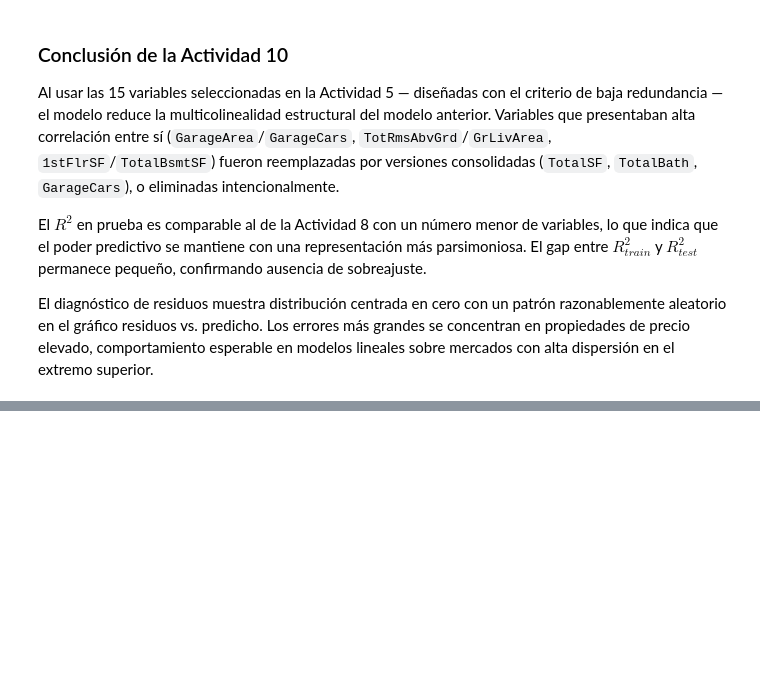
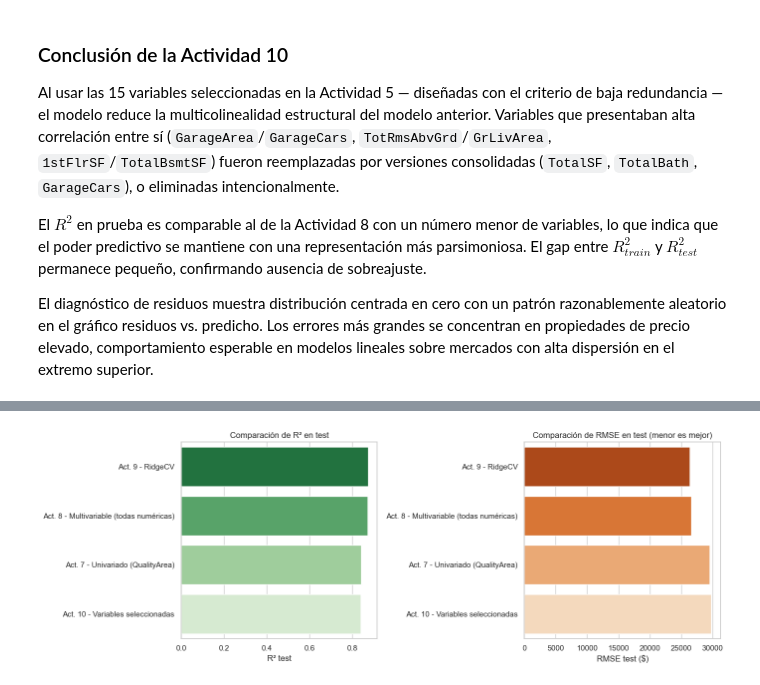
Before and after one commit to erickguerra2/MD-LAB03, a Jupyter notebook: main.ipynb, the cells around one changed output, grey strips where cells are left out. Drawn from its saved outputs; the diff is of its cells as text; code cells hidden in the pictures; blank space fills up the shorter version.

Commit message:
feat: actividad 11

```diff
--- a/main.ipynb
+++ b/main.ipynb
@@ -1618,0 +1639,92 @@ El diagnóstico de residuos muestra distribución centrada en cero con un patró
+# %%
+# Actividad 11 — Comparación de eficiencia en test para todos los modelos
+from sklearn.pipeline import Pipeline
+from sklearn.linear_model import RidgeCV
+
+
+def mape(y_true, y_pred):
+    y_true_arr = np.array(y_true)
+    y_pred_arr = np.array(y_pred)
+    return np.mean(np.abs((y_true_arr - y_pred_arr) / y_true_arr)) * 100
+
+
+# 1) Modelo Act. 7 (univariado)
+met_act7 = {
+    'Modelo': 'Act. 7 - Univariado (QualityArea)',
+    'n_features': 1,
+    'R2_test': r2_score(y_test_u, y_pred_u),
+    'RMSE_test': np.sqrt(mean_squared_error(y_test_u, y_pred_u)),
+    'MAE_test': mean_absolute_error(y_test_u, y_pred_u),
+    'MAPE_test (%)': mape(y_test_u, y_pred_u)
+}
+
+# 2) Modelo Act. 8 (todas las numéricas)
+met_act8 = {
+    'Modelo': 'Act. 8 - Multivariable (todas numéricas)',
+    'n_features': X_train_m.shape[1],
+    'R2_test': r2_score(y_test_m, y_test_pred_m),
+    'RMSE_test': np.sqrt(mean_squared_error(y_test_m, y_test_pred_m)),
+    'MAE_test': mean_absolute_error(y_test_m, y_test_pred_m),
+    'MAPE_test (%)': mape(y_test_m, y_test_pred_m)
+}
+
+# 3) Modelo Ridge (A9) entrenado sobre mismas variables de Act. 8
+alphas_11 = np.logspace(-3, 3, 40)
+ridge_11 = Pipeline([
+    ('scaler', StandardScaler()),
+    ('ridge', RidgeCV(alphas=alphas_11, cv=5))
+])
+ridge_11.fit(X_train_m, y_train_m)
+y_test_pred_r11 = ridge_11.predict(X_test_m)
+
+met_ridge = {
+    'Modelo': 'Act. 9 - RidgeCV',
+    'n_features': X_train_m.shape[1],
+    'R2_test': r2_score(y_test_m, y_test_pred_r11),
+    'RMSE_test': np.sqrt(mean_squared_error(y_test_m, y_test_pred_r11)),
+    'MAE_test': mean_absolute_error(y_test_m, y_test_pred_r11),
+    'MAPE_test (%)': mape(y_test_m, y_test_pred_r11)
+}
+
+# 4) Modelo Act. 10 (variables seleccionadas)
+met_act10 = {
+    'Modelo': 'Act. 10 - Variables seleccionadas',
+    'n_features': p_10,
+    'R2_test': r2_score(y_test_10, y_test_pred_10),
+    'RMSE_test': np.sqrt(mean_squared_error(y_test_10, y_test_pred_10)),
+    'MAE_test': mean_absolute_error(y_test_10, y_test_pred_10),
+    'MAPE_test (%)': mape(y_test_10, y_test_pred_10)
+}
+
+comparacion_test = pd.DataFrame([met_act7, met_act8, met_ridge, met_act10])
+comparacion_test['R2_test'] = comparacion_test['R2_test'].round(4)
+comparacion_test['RMSE_test'] = comparacion_test['RMSE_test'].round(2)
+comparacion_test['MAE_test'] = comparacion_test['MAE_test'].round(2)
+comparacion_test['MAPE_test (%)'] = comparacion_test['MAPE_test (%)'].round(2)
+
+comparacion_test = comparacion_test.sort_values(by='R2_test', ascending=False).reset_index(drop=True)
+comparacion_test['Ranking'] = comparacion_test.index + 1
+
+print('=== EFICIENCIA DE MODELOS EN CONJUNTO DE PRUEBA ===')
+display(comparacion_test[['Ranking', 'Modelo', 'n_features', 'R2_test', 'RMSE_test', 'MAE_test', 'MAPE_test (%)']])
+
+mejor = comparacion_test.iloc[0]
+print(f"Mejor modelo por R2_test: {mejor['Modelo']} (R2_test={mejor['R2_test']:.4f})")
+
+# Visualizaciones comparativas
+fig, axes = plt.subplots(1, 2, figsize=(14, 5))
+
+sns.barplot(data=comparacion_test, x='R2_test', y='Modelo', hue='Modelo', palette='Greens_r', legend=False, ax=axes[0])
+axes[0].set_title('Comparación de R² en test')
+axes[0].set_xlabel('R² test')
+axes[0].set_ylabel('')
+
+sns.barplot(data=comparacion_test.sort_values('RMSE_test', ascending=True),
+            x='RMSE_test', y='Modelo', hue='Modelo', palette='Oranges_r', legend=False, ax=axes[1])
+axes[1].set_title('Comparación de RMSE en test (menor es mejor)')
+axes[1].set_xlabel('RMSE test ($)')
+axes[1].set_ylabel('')
+
+plt.tight_layout()
+plt.show()
+# %% [output]
@@ -1618,0 +1738 @@ El diagnóstico de residuos muestra distribución centrada en cero con un patró
+[figure, added]
```
Also changed, not shown: parts of 4 cells of this notebook.
